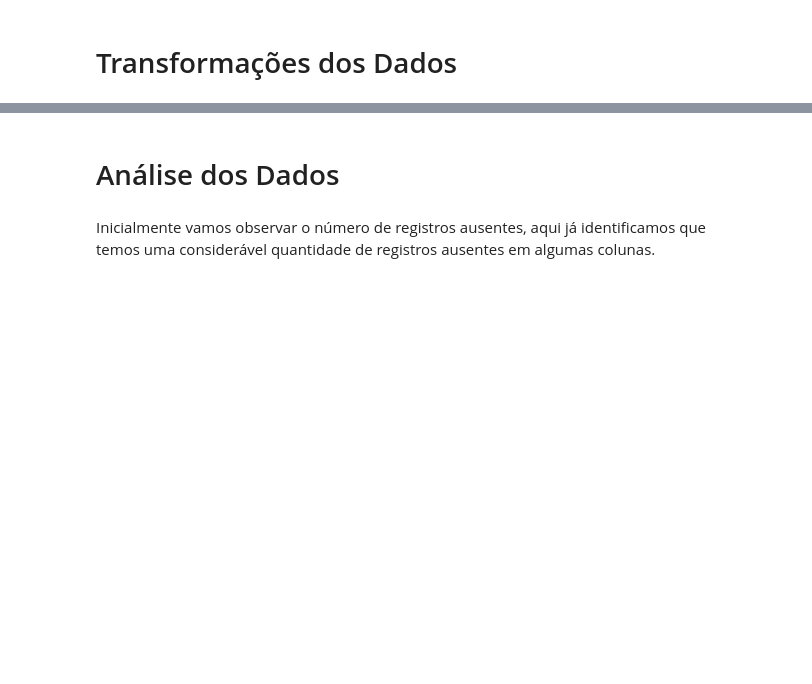
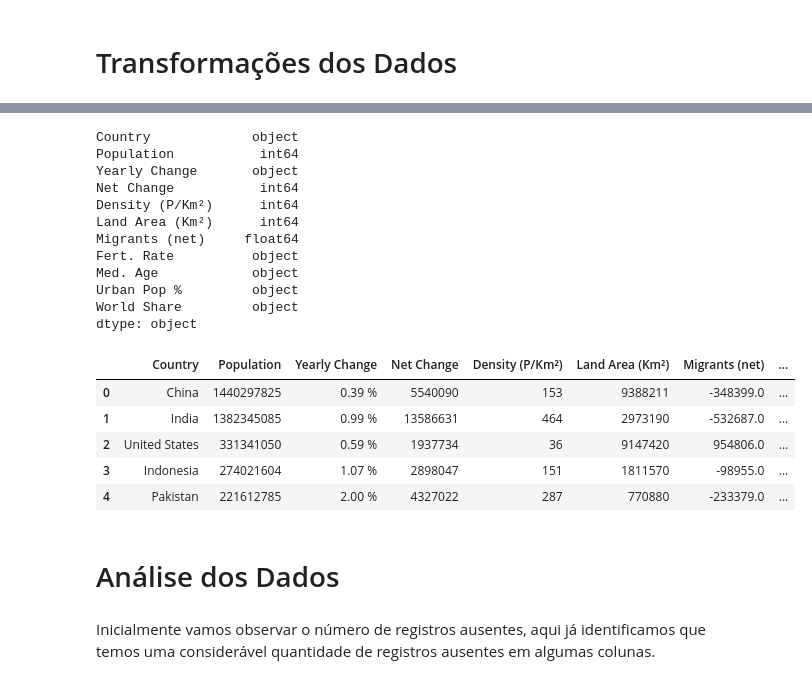
Before and after one commit to joaonart/mcz-pl-a4-modelo-ja, a Jupyter notebook: notebooks/PL_A4_modelo_joaoalves.ipynb, the cells around one changed output, grey strips where cells are left out. Drawn from its saved outputs; the diff is of its cells as text; code cells hidden in the pictures; blank space fills up the shorter version.

Commit message:
Add data transform

```diff
--- a/notebooks/PL_A4_modelo_joaoalves.ipynb
+++ b/notebooks/PL_A4_modelo_joaoalves.ipynb
@@ -19,5 +19,5 @@ import seaborn as sns
 # %% [markdown]
 # Aquisição dos Dados
 # %%
-#covidbase = pd.read_csv('https://raw.githubusercontent.com/joaonart/mcz-pl-a4-modelo-ja/master/data/covid_19_clean_complete_2022.csv')
-worldpopulation = pd.read_csv('https://raw.githubusercontent.com/joaonart/mcz-pl-a4-modelo-ja/master/data/world_population_2020.csv')
+covidbase = pd.read_csv('https://raw.githubusercontent.com/joaonart/mcz-pl-a4-modelo-ja/master/data/covid_19_clean_complete_2022.csv')
+worldpopulation = pd.read_csv('https://raw.githubusercontent.com/joaonart/mcz-pl-a4-modelo-ja/master/data/population_by_country_2020.csv')
@@ -90,6 +121,30 @@ dtype: object
 | 2 | NaN | Algeria | 28.03390 | 1.659600 | 2020-01-22 | 0 | 0 | 0 | 0 | ... |
 | 3 | NaN | Andorra | 42.50630 | 1.521800 | 2020-01-22 | 0 | 0 | 0 | 0 | ... |
 | 4 | NaN | Angola | -11.20270 | 17.873900 | 2020-01-22 | 0 | 0 | 0 | 0 | ... |
+# %%
+# Renomeando as colunas Country (or dependency), Population (2020)
+worldpopulation = worldpopulation.rename(columns={'Country (or dependency)':'Country','Population (2020)':'Population'})
+display(worldpopulation.dtypes)
+worldpopulation.head()
+# %% [output]
+Country             object
+Population           int64
+Yearly Change       object
+Net Change           int64
+Density (P/Km²)      int64
+Land Area (Km²)      int64
+Migrants (net)     float64
+Fert. Rate          object
+Med. Age            object
+Urban Pop %         object
+World Share         object
+dtype: object
+|  | Country | Population | Yearly Change | Net Change | Density (P/Km²) | Land Area (Km²) | Migrants (net) | ... |
+| 0 | China | 1440297825 | 0.39 % | 5540090 | 153 | 9388211 | -348399.0 | ... |
+| 1 | India | 1382345085 | 0.99 % | 13586631 | 464 | 2973190 | -532687.0 | ... |
+| 2 | United States | 331341050 | 0.59 % | 1937734 | 36 | 9147420 | 954806.0 | ... |
+| 3 | Indonesia | 274021604 | 1.07 % | 2898047 | 151 | 1811570 | -98955.0 | ... |
+| 4 | Pakistan | 221612785 | 2.00 % | 4327022 | 287 | 770880 | -233379.0 | ... |
 # %% [markdown]
 # Análise dos Dados
 # %% [markdown]
```
Also changed, not shown: parts of 5 cells of this notebook.
